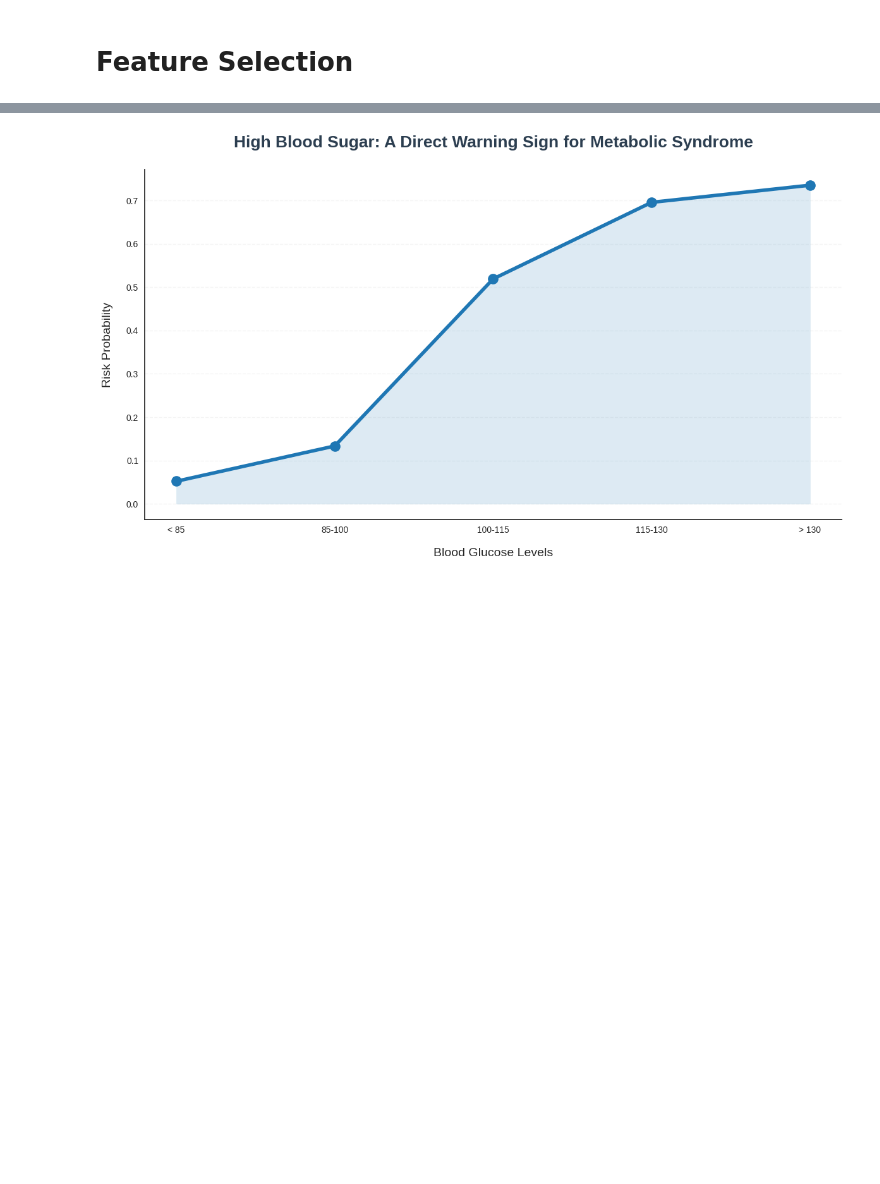
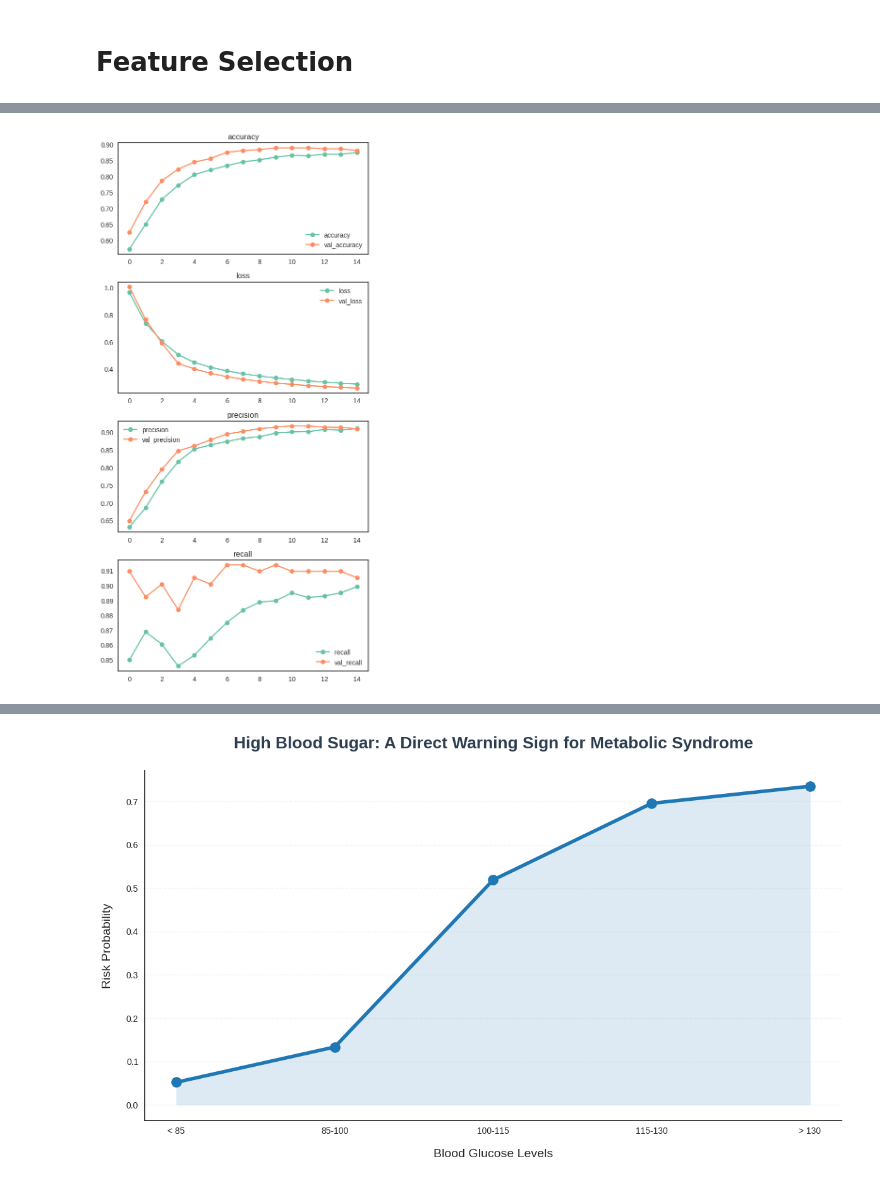
Before and after one commit to Yousef-Zeer/metabolic_syndrome_predction, a Jupyter notebook: metabolic_syndrome.ipynb, the cells around one changed output, grey strips where cells are left out. Drawn from its saved outputs; the diff is of its cells as text; code cells hidden in the pictures; blank space fills up the shorter version.

```diff
--- a/metabolic_syndrome.ipynb
+++ b/metabolic_syndrome.ipynb
@@ -935,0 +1025,3 @@ Features that dropped out:
+# %%
+input_shape = X_train_selected.shape[1]
+input_shape
@@ -935,0 +1038,14 @@ Features that dropped out:
+# %%
+model = Sequential()
+# Single Hidden layer
+model.add(Dense(12, input_dim=input_shape, activation='relu'))
+model.add(Dense(1, activation = 'sigmoid'))
+
+
+model.compile(
+    loss='bce',
+    optimizer='adam',
+    metrics=['accuracy', tf.keras.metrics.Recall(name='recall'),
+                         tf.keras.metrics.Precision(name='precision')]
+)
+model.summary()
@@ -935,0 +1064,15 @@ Features that dropped out:
+# %%
+from tensorflow.keras.callbacks import EarlyStopping
+early_stop = EarlyStopping(monitor='val_accuracy', patience=5, restore_best_weights=True)
+# %%
+history = model.fit(X_train_selected, y_train_numeric,
+    epochs=50,
+    batch_size=32,
+    validation_split=0.20,
+    callbacks=[early_stop] ,
+    verbose=0
+)
+# %%
+plot_history(history) ;
+# %% [output]
+[figure, added]
```
Also changed, not shown: parts of 34 cells of this notebook.
